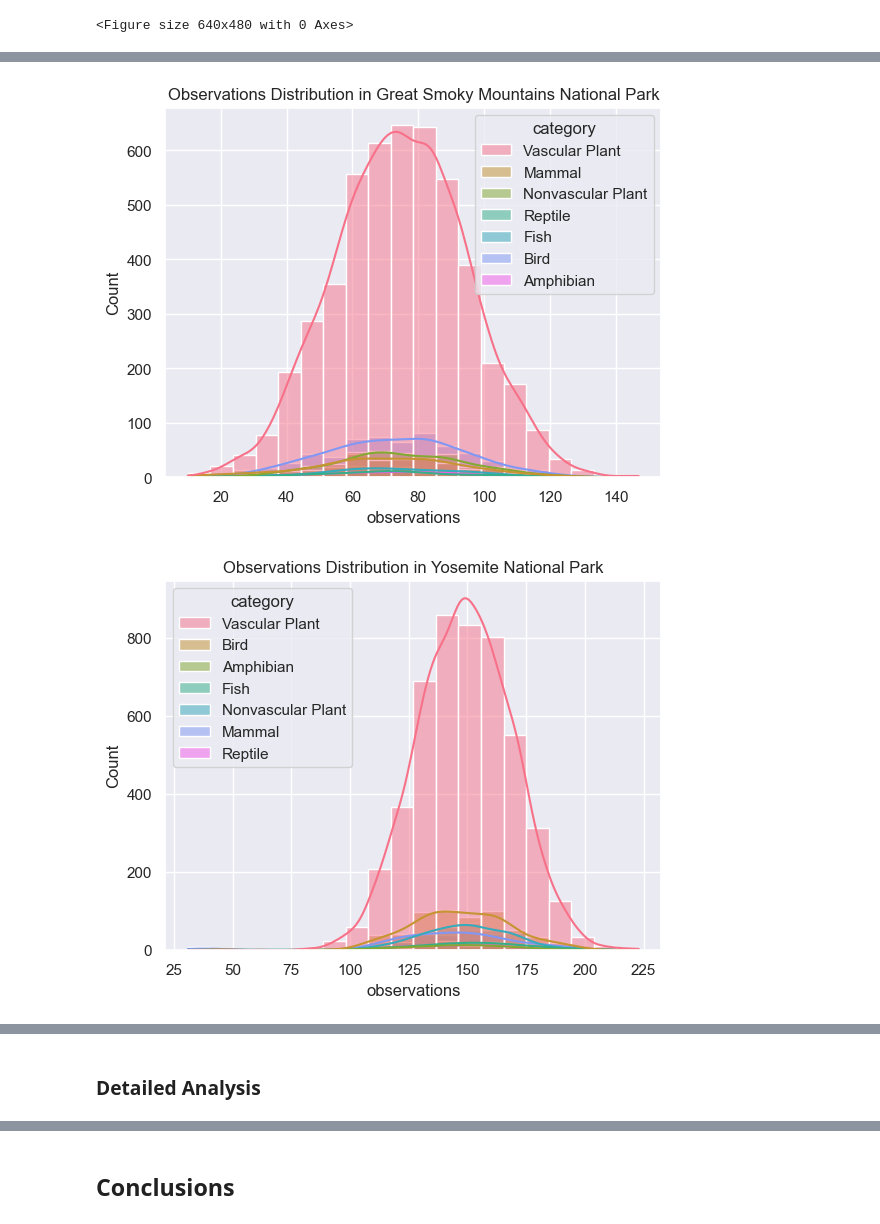
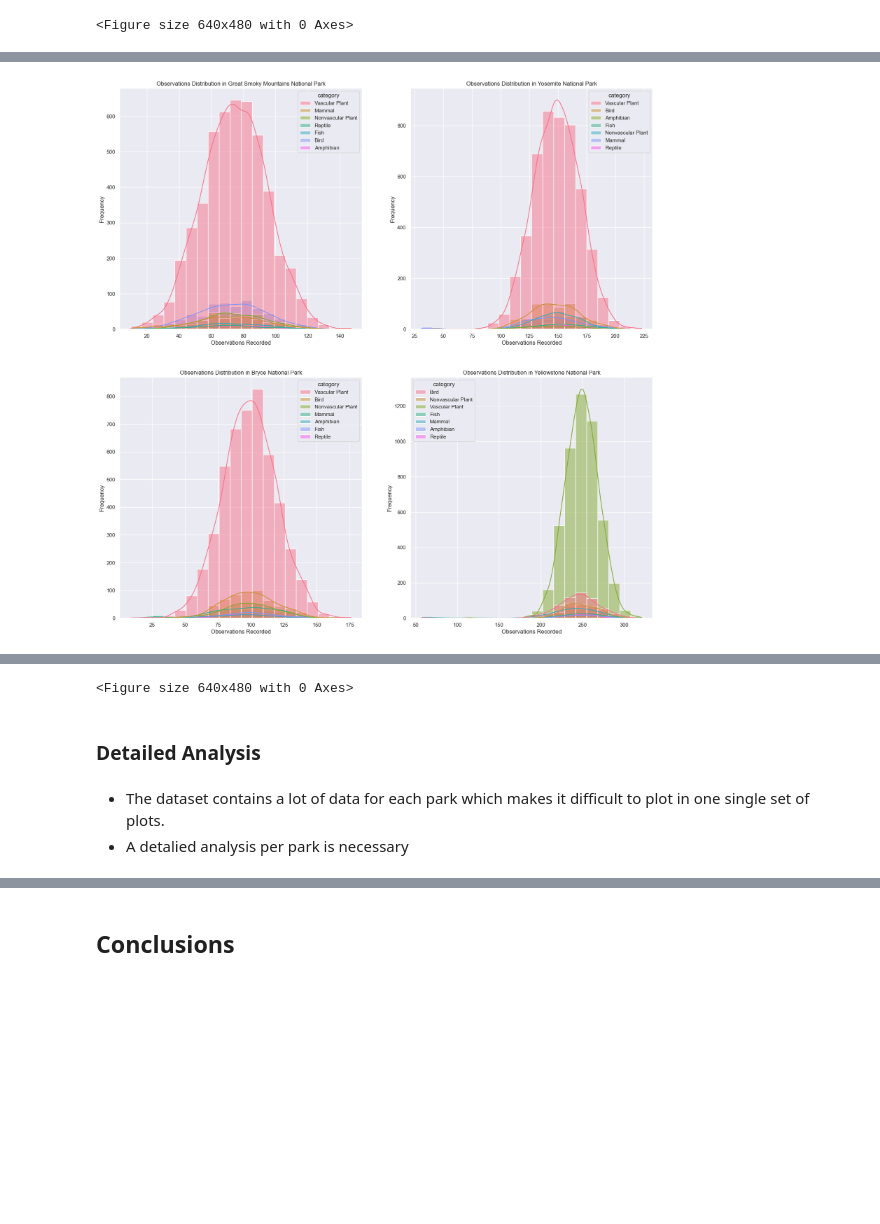
Before and after one commit to GALLP900/CodAcG_Github, a Jupyter notebook: Python_Training/Data Science Fundations II/biodiversity-starter/biodiversity_starter/biodiversity.ipynb, the cells around one changed output, grey strips where cells are left out. Saved outputs shown, nothing was run; the diff lists cells and outputs as text; code cells hidden in the pictures; blank space fills up the shorter version.

```diff
--- a/Python_Training/Data Science Fundations II/biodiversity-starter/biodiversity_starter/biodiversity.ipynb
+++ b/Python_Training/Data Science Fundations II/biodiversity-starter/biodiversity_starter/biodiversity.ipynb
@@ -122,10 +130,16 @@ plt.clf()
 <Figure size 640x480 with 0 Axes>
 # %%
 #Analyze data by park and endanreged species
+plt.figure(figsize=(20,20))
+counter = 1
 for items in all_data['park_name'].unique():
+    plt.subplot(2,2,counter)
     park_data = all_data[all_data.park_name == items]
     sn.histplot(data=park_data, x='observations', hue='conservation_status', bins=20, kde=True)
     plt.title(f'Observations Distribution in {items}')
-    plt.show()
-    plt.clf()
+    plt.xlabel('Observations Recorded')
+    plt.ylabel('Frequency')
+    counter = counter +1
+plt.show()
+plt.clf()
 # %% [output]
@@ -136,11 +147,17 @@ for items in all_data['park_name'].unique():
 <Figure size 640x480 with 0 Axes>
 # %%
 #Analyze data by park and categories of species
+plt.figure(figsize=(20,20))
+counter = 1
 for items in all_data['park_name'].unique():
     park_data = all_data[all_data.park_name == items]
+    plt.subplot(2,2,counter)
     sn.histplot(data=park_data, x='observations', hue='category', bins=20, kde=True)
     plt.title(f'Observations Distribution in {items}')
-    plt.show()
+    plt.xlabel('Observations Recorded')
+    plt.ylabel('Frequency')
+    counter = counter +1
+plt.show()
+plt.clf()
 # %% [output]
-[figure, old version]
+[figure, new version]
-[figure, removed]
@@ -149,2 +164,6 @@ for items in all_data['park_name'].unique():
+<Figure size 640x480 with 0 Axes>
 # %% [markdown]
 ### Detailed Analysis
+# %% [markdown]
+- The dataset contains a lot of data for each park which makes it difficult to plot in one single set of plots.
+- A detalied analysis per park is necessary
```
Also changed, not shown: parts of 10 cells of this notebook, 1 other file.
